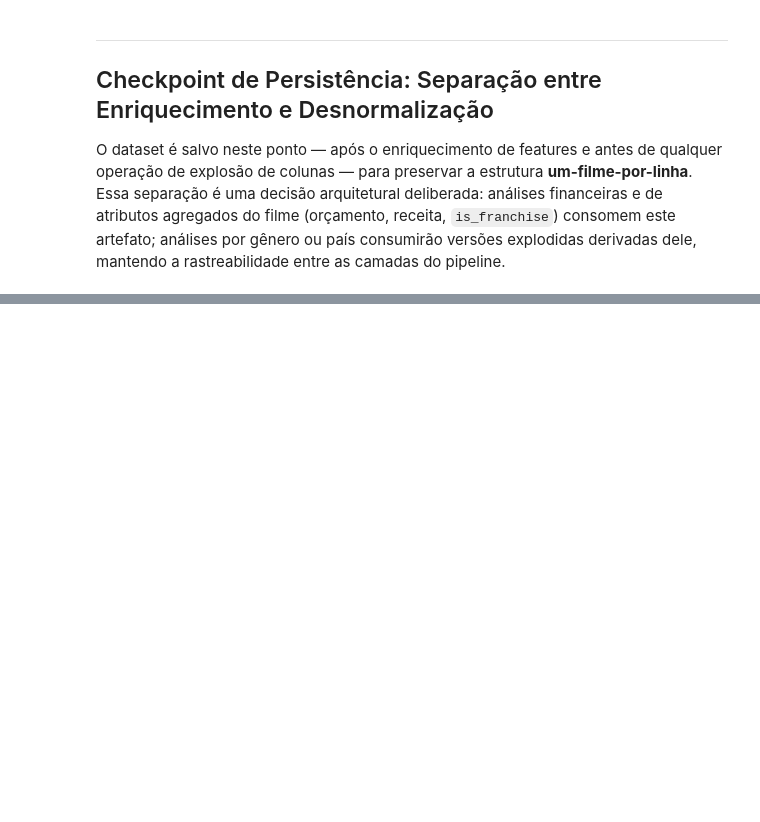
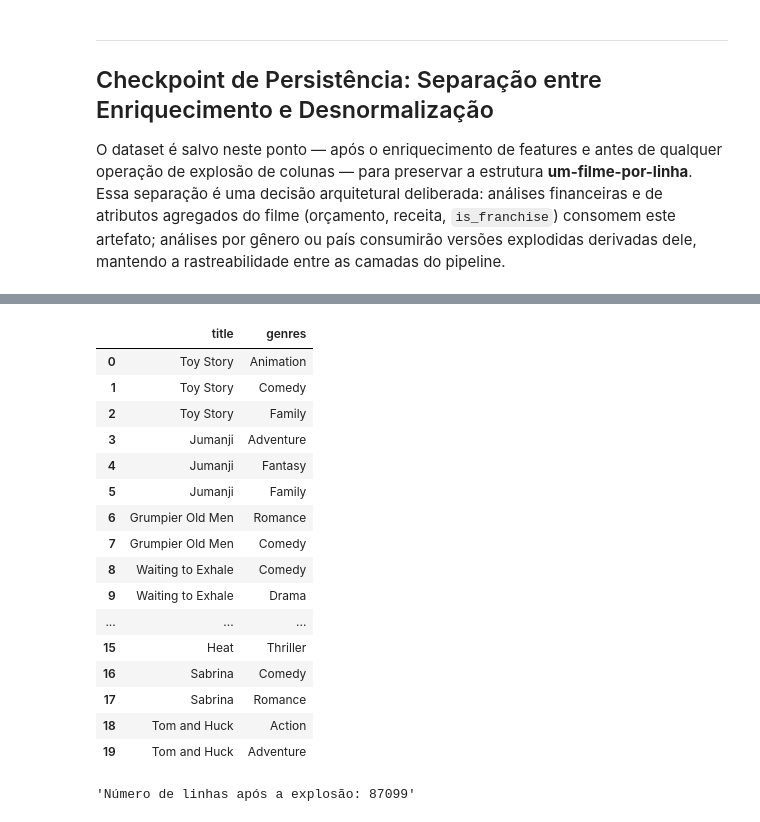
Before and after one commit to AleCecilio/entertainment_industry_performance_analysis, a Jupyter notebook: notebooks/08_feature_engineering_movies.ipynb, the cells around one changed output, grey strips where cells are left out. Cells and saved outputs as stored; diff of their text form; code cells hidden in the pictures; blank space fills up the shorter version.

Commit message:
Finalização da engenharia de feature para filmes e criação de novos notebooks mal

```diff
--- a/notebooks/08_feature_engineering_movies.ipynb
+++ b/notebooks/08_feature_engineering_movies.ipynb
@@ -210,0 +225,55 @@ df_movies.to_csv(caminho_saida, index=False)
+# %%
+# Explodindo a coluna de gêneros para criar uma linha por gênero
+df_genres_exploded = df_movies.explode('genres')
+
+# Limpando os espaços em branco dos gêneros
+df_genres_exploded['genres'] = df_genres_exploded['genres'].str.strip()
+
+# Resetando o índice para evitar índices duplicados
+df_genres_exploded.reset_index(drop=True, inplace=True)
+# %%
+# Visualizando o resultado
+display(
+    df_genres_exploded[['title', 'genres']]
+    .head(20)
+    .style
+
+    .set_properties(
+        subset=['title'],
+        **{
+            'background-color': '#D8E2DC',
+            'color': 'black'
+        }
+    )
+
+    .set_properties(
+        subset=['genres'],
+        **{
+            'background-color': "#6D597A",
+            'color': 'white'
+        }
+    )
+)
+# %% [output]
+|  | title | genres |
+| 0 | Toy Story | Animation |
+| 1 | Toy Story | Comedy |
+| 2 | Toy Story | Family |
+| 3 | Jumanji | Adventure |
+| 4 | Jumanji | Fantasy |
+| 5 | Jumanji | Family |
+| 6 | Grumpier Old Men | Romance |
+| 7 | Grumpier Old Men | Comedy |
+| 8 | Waiting to Exhale | Comedy |
+| 9 | Waiting to Exhale | Drama |
+| ... | ... | ... |
+| 15 | Heat | Thriller |
+| 16 | Sabrina | Comedy |
+| 17 | Sabrina | Romance |
+| 18 | Tom and Huck | Action |
+| 19 | Tom and Huck | Adventure |
+# %%
+# Verificando o número de linhas após a explosão
+display(f"Número de linhas após a explosão: {df_genres_exploded.shape[0]}")
+# %% [output]
+'Número de linhas após a explosão: 87099'
```
Also changed, not shown: parts of 15 cells of this notebook, 11 other files.
